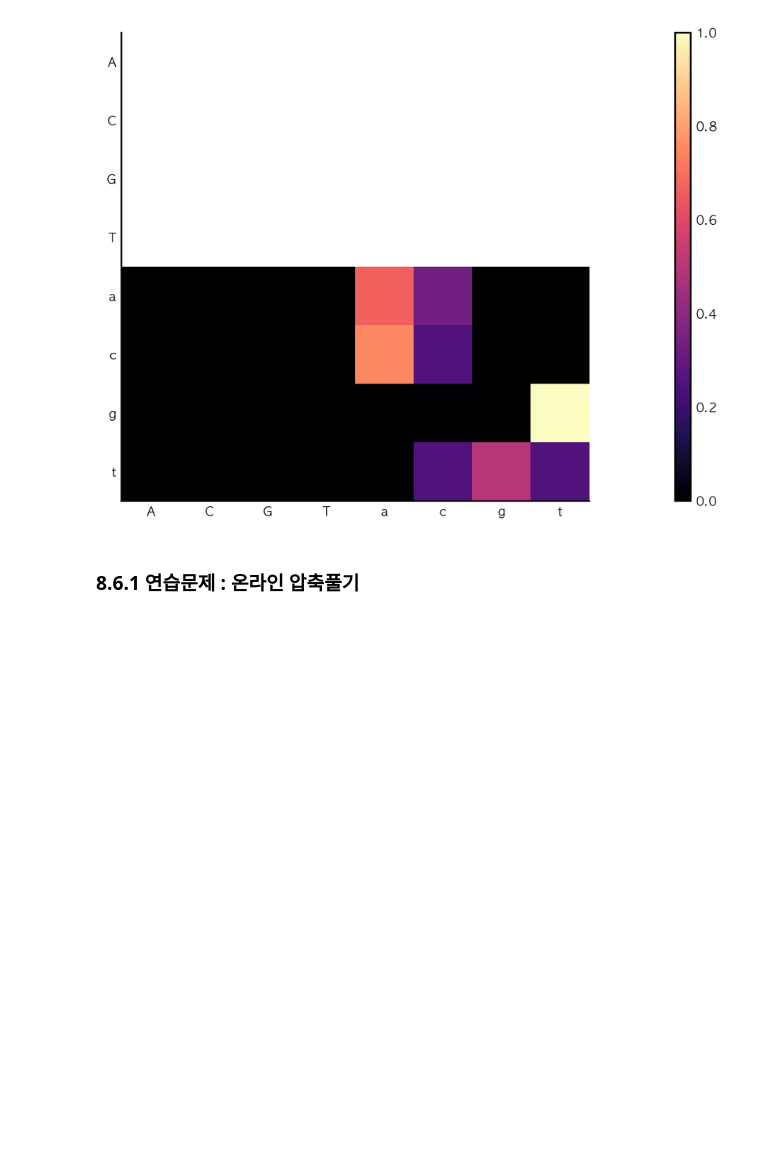
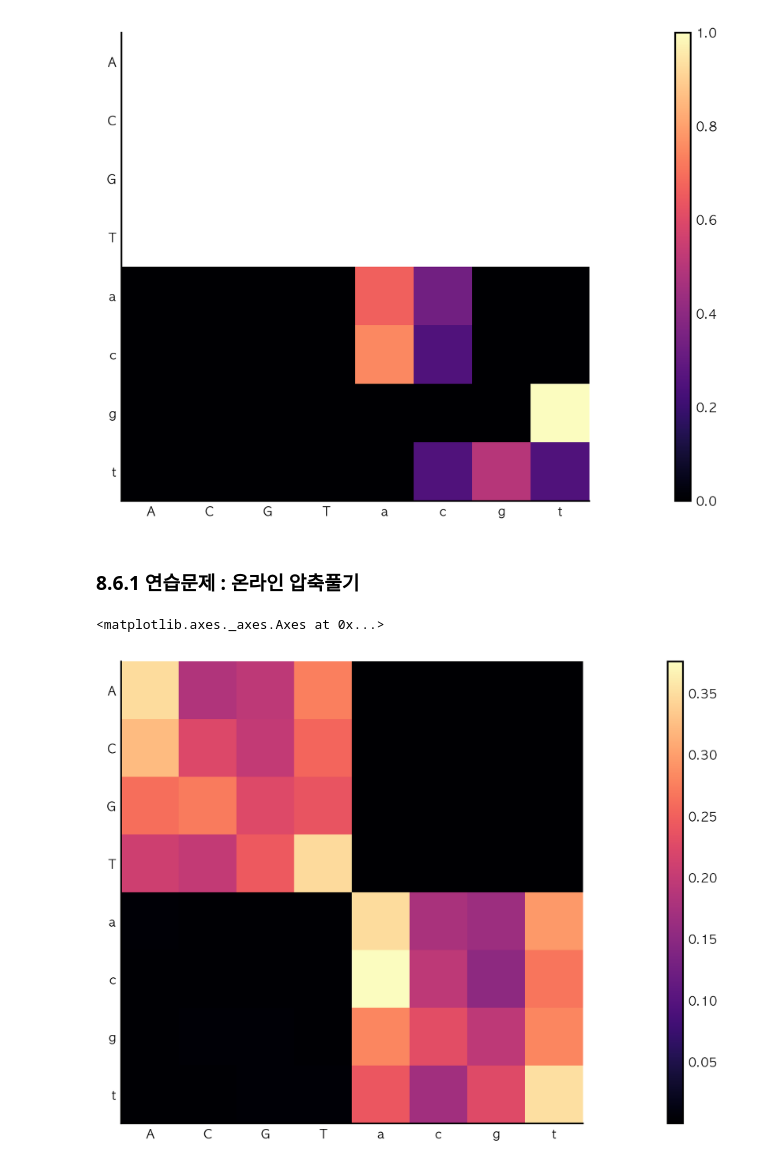
Before and after one commit to AstinCHOI/elegant-scipy, a Jupyter notebook: 8장. 빅데이터와 Toolz 라이브러리.ipynb, the cells around one changed output. Drawn from its saved outputs; the diff is of its cells as text; code cells hidden in the pictures; blank space fills up the shorter version.

```diff
--- a/8장. 빅데이터와 Toolz 라이브러리.ipynb
+++ b/8장. 빅데이터와 Toolz 라이브러리.ipynb
@@ -429,3 +483,27 @@ plot_model(model, labels='ACGTacgt');
 [figure]
 # %% [markdown]
 ### 8.6.1 연습문제 : 온라인 압축풀기
+# %%
+import gzip
+
+gzopen = tz.curry(gzip.open)
+
+def genome_gz(file_pattern):
+    """FASTA 파일 이름 리스트에서 글자 단위로 게놈을 스트리밍한다."""
+    return tz.pipe(file_pattern, glob, sorted,  # 파일 이름
+        c.map(gzopen(mode='rt')),  # 라인
+        # 모든 파일의 행을 연결한다.
+        tz.concat,
+        # 각 시퀀스 헤더
+        c.filter(is_sequence),
+        # 모든 라인의 문자를 연결한다.
+        tz.concat,
+        # 줄바꿈과 ‘N’을 제거한다.
+        c.filter(is_nucleotide))
+
+dm = 'data/dm6.fa.gz'
+model = tz.pipe(dm, genome_gz, c.take(10**7), markov)
+plot_model(model, labels='ACGTacgt')
+# %% [output]
+<matplotlib.axes._axes.Axes at 0x...>
+[figure, added]
```
Also changed, not shown: parts of 4 cells of this notebook, 3 other files.
